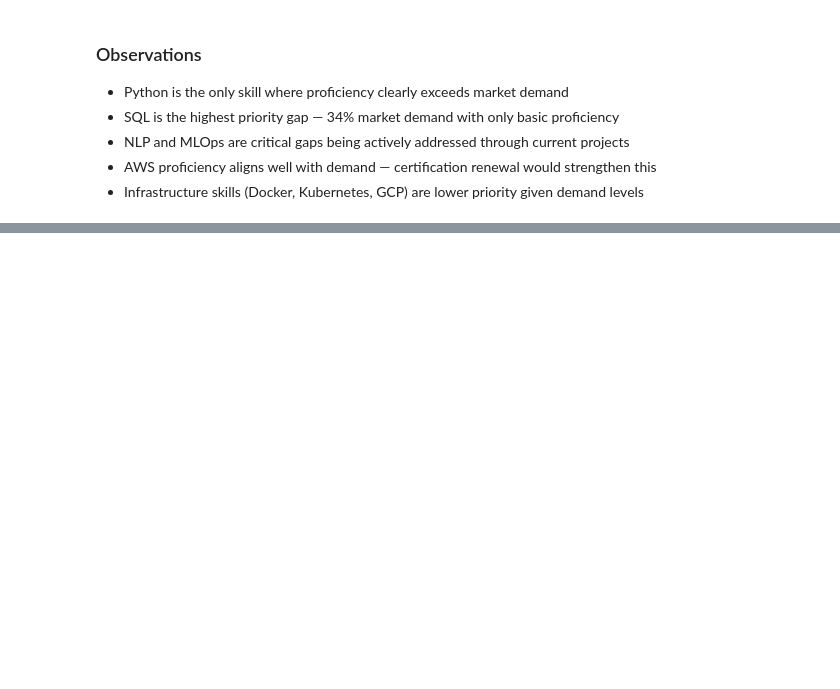
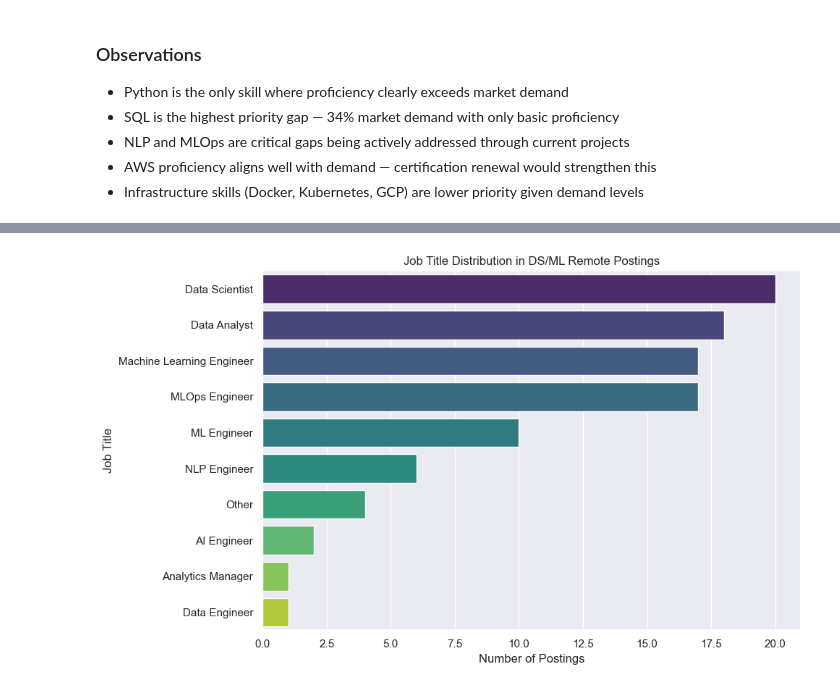
Before and after one commit to kevinbarry7/ds-job-market-nlp, a Jupyter notebook: job_market_analysis.ipynb, the cells around one changed output, grey strips where cells are left out. Drawn from its saved outputs; the diff is of its cells as text; code cells hidden in the pictures; blank space fills up the shorter version.

```diff
--- a/job_market_analysis.ipynb
+++ b/job_market_analysis.ipynb
@@ -317,0 +322,32 @@ plt.show()
+# %%
+# Normalize job titles to identify common patterns
+title_patterns = {
+    'Data Scientist': r'data scientist',
+    'Machine Learning Engineer': r'machine learning engineer',
+    'ML Engineer': r'\bml engineer\b',
+    'Data Analyst': r'data analyst',
+    'NLP Engineer': r'nlp.*engineer|nlp.*ml',
+    'MLOps Engineer': r'mlops|ml ops|machine learning operations',
+    'Data Engineer': r'data engineer',
+    'AI Engineer': r'ai.*engineer|ai.*ml|ai/ml',
+    'Research Scientist': r'research scientist',
+    'Analytics Manager': r'analytics.*manager|data science manager'
+}
+
+title_counts = Counter()
+
+for title in df['job_title']:
+    title_lower = title.lower()
+    matched = False
+    for label, pattern in title_patterns.items():
+        if re.search(pattern, title_lower):
+            title_counts[label] += 1
+            matched = True
+            break
+    if not matched:
+        title_counts['Other'] += 1
+
+title_df = pd.DataFrame(title_counts.items(),
+                        columns=['Title', 'Count'])
+title_df = title_df.sort_values('Count', ascending=False).reset_index(drop=True)
+print(title_df)
@@ -317,0 +391,12 @@ plt.show()
+# %%
+plt.figure(figsize=(10, 6))
+sns.barplot(x='Count', y='Title', data=title_df,
+            hue='Title', legend=False,
+            order=title_df['Title'].tolist(), palette='viridis')
+plt.title('Job Title Distribution in DS/ML Remote Postings')
+plt.xlabel('Number of Postings')
+plt.ylabel('Job Title')
+plt.tight_layout()
+plt.show()
+# %% [output]
+[figure, added]
```
Also changed, not shown: parts of 5 cells of this notebook.
